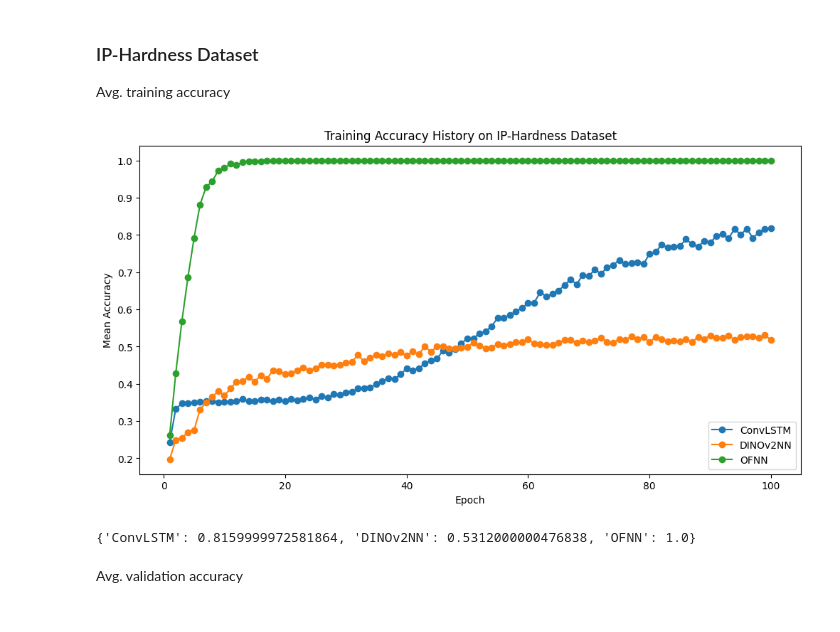
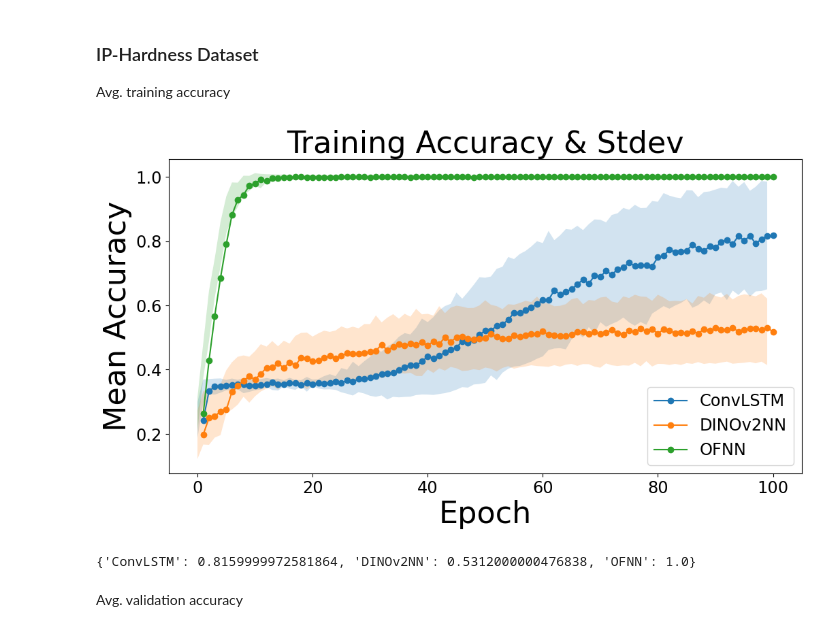
Before and after one commit to alapkshirsagar/active-tactile-hardness-classification, a Jupyter notebook: hardness_classification/visualize.ipynb, the cells around one changed output. Saved outputs shown, nothing was run; the diff lists cells and outputs as text; code cells hidden in the pictures.

```diff
--- a/hardness_classification/visualize.ipynb
+++ b/hardness_classification/visualize.ipynb
@@ -9,11 +9,12 @@ import matplotlib.pyplot as plt
 # %% [markdown]
 Function to plot avg. Acc on training sets
 # %%
-# Function to read CSV files, calculate column means, and plot the data
+# Function to read CSV files, calculate column means and stdev, and plot the data with shaded areas
 def read_and_plot(file_paths, labels, title):
     plt.figure(figsize=(12, 6))
     final_mean = {}
-    # Loop through each file, calculate the mean, and plot it
+
+    # Loop through each file, calculate the mean and std, and plot it
     for i, file in enumerate(file_paths):
         # Read the CSV file into a pandas DataFrame
         df = pd.read_csv(file, header=None)
@@ -21,19 +22,31 @@ def read_and_plot(file_paths, labels, title):
         # The first column is the label, ignore it for calculation
         data = df.iloc[:, 1:]
 
-        # Calculate the mean of each column
+        # Calculate the mean and standard deviation of each column
         column_means = data.mean(axis=0)
+        column_stds = data.std(axis=0)
 
         # Plot the mean values as a line
         plt.plot(column_means, marker='o', label=labels[i])
-        final_mean[labels[i]] = column_means[len(column_means)-1]   # Store the final mean value for each model
-    # Add title and labels
-    plt.title(title)
-    plt.xlabel('Epoch')
-    plt.ylabel('Mean Accuracy')
+
+        # Plot the shaded area for stdev around the mean
+        plt.fill_between(range(len(column_means)), column_means - column_stds, column_means + column_stds,
+                         alpha=0.2)
+
+        # Store the final mean value for each model
+        final_mean[labels[i]] = column_means[len(column_means)-1]
+
+    # Add title and labels with increased font size
+    plt.title(title, fontsize="32")
+    plt.xlabel('Epoch', fontsize="32")
+    plt.ylabel('Mean Accuracy', fontsize="32")
+
+    # Increase tick label font size
+    plt.xticks(fontsize="xx-large")
+    plt.yticks(fontsize="xx-large")
 
     # Show legend to distinguish between the lines
-    plt.legend()
+    plt.legend(fontsize="xx-large")
 
     # Display the plot
     plt.show()
@@ -45,21 +58,21 @@ Avg. training accuracy
 # %%
 
 
 # File paths and corresponding labels
 file_paths = [
-    'metrics\Comp_Model_Aug_11_hardness_ConvLSTM_train_accuracy_history.csv',
-    'metrics\Comp_Model_Aug_12_hardness_DINOKeras_train_accuracy_history.csv',
-    'metrics\Comp_Model_Aug_11_hardness_OpticalFlowNN_train_accuracy_history.csv'
+    'metrics/Comp_Model_Aug_11_hardness_ConvLSTM_train_accuracy_history.csv',
+    'metrics/Comp_Model_Aug_12_hardness_DINOKeras_train_accuracy_history.csv',
+    'metrics/Comp_Model_Aug_11_hardness_OpticalFlowNN_train_accuracy_history.csv'
 ]
 
 
 
 labels = ['ConvLSTM', 'DINOv2NN', 'OFNN']
 
 # Call the function with the file paths and labels
-read_and_plot(file_paths, labels, "Training Accuracy History on IP-Hardness Dataset")
+read_and_plot(file_paths, labels, "Training Accuracy & Stdev")
 # %% [output]
-[figure, old version]
+[figure, new version]
 {'ConvLSTM': 0.8159999972581864, 'DINOv2NN': 0.5312000000476838, 'OFNN': 1.0}
 # %% [markdown]
 Avg. validation accuracy
```
Also changed, not shown: 3 other files.
